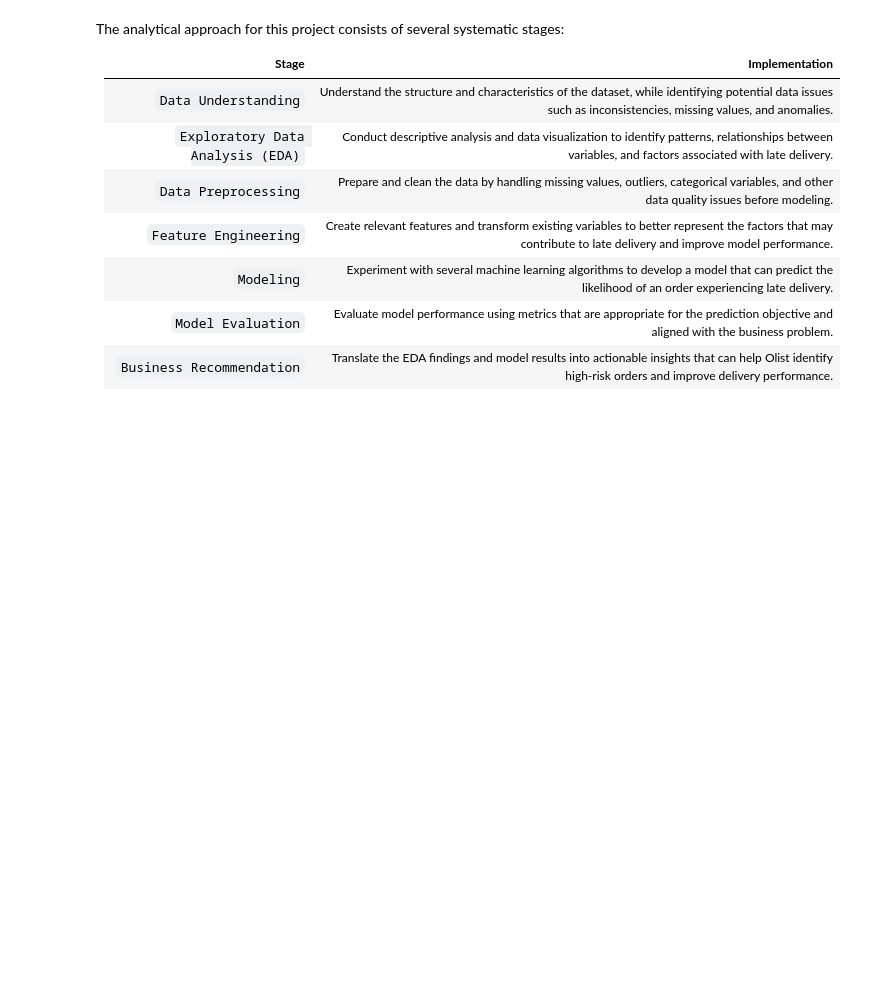
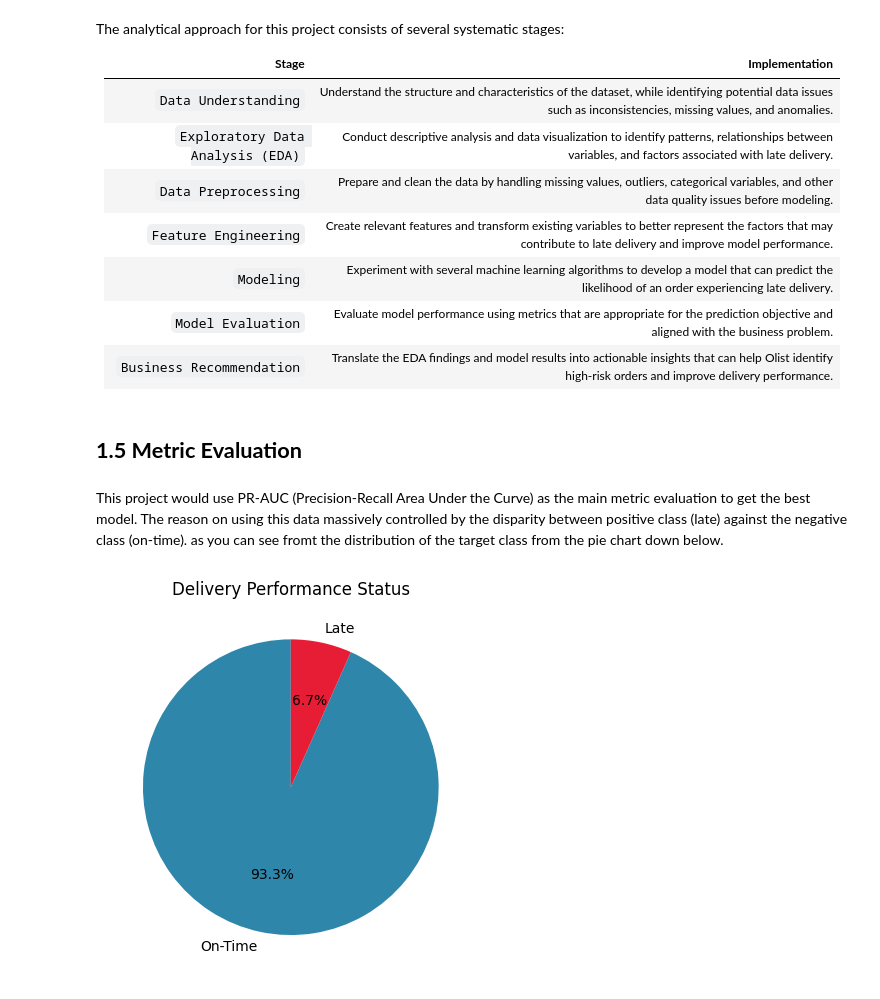
Before and after one commit to ElmarLeonard9/temp_repo_finpro, a Jupyter notebook: notebook/BU_Update.ipynb, the cells around one changed output. Drawn from its saved outputs; the diff is of its cells as text; code cells hidden in the pictures; blank space fills up the shorter version.

```diff
--- a/notebook/BU_Update.ipynb
+++ b/notebook/BU_Update.ipynb
@@ -267,3 +272,20 @@ The analytical approach for this project consists of several systematic stages:
 | `Modeling` | Experiment with several machine learning algorithms to develop a model that can predict the likelihood of an order experiencing late delivery. |
 | `Model Evaluation` | Evaluate model performance using metrics that are appropriate for the prediction objective and aligned with the business problem. |
 | `Business Recommendation` | Translate the EDA findings and model results into actionable insights that can help Olist identify high-risk orders and improve delivery performance. |
+# %% [markdown]
+## **1.5 Metric Evaluation**
+# %% [markdown]
+This project would use PR-AUC (Precision-Recall Area Under the Curve) as the main metric evaluation to get the best model. The reason on using this data massively controlled by the disparity between positive class (late) against the negative class (on-time). as you can see fromt the distribution of the target class from the pie chart down below.
+# %%
+delivered["is_late"].value_counts().plot.pie(
+    autopct='%1.1f%%',
+    startangle=90,
+    colors=['#2E86AB', '#e71d36'],
+    labels=['On-Time', 'Late']
+)
+
+plt.title('Delivery Performance Status')
+plt.ylabel('')
+plt.show()
+# %% [output]
+[figure, added]
```
Also changed, not shown: parts of 11 cells of this notebook, 1 other file.
